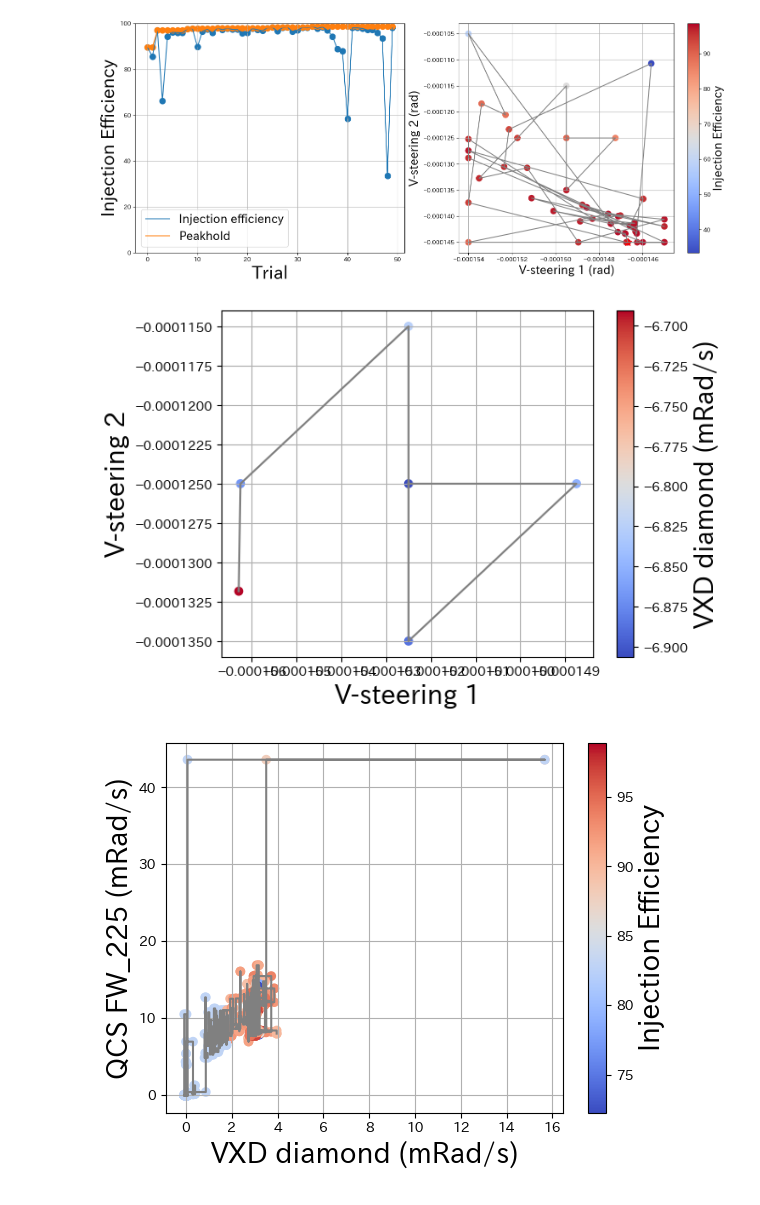
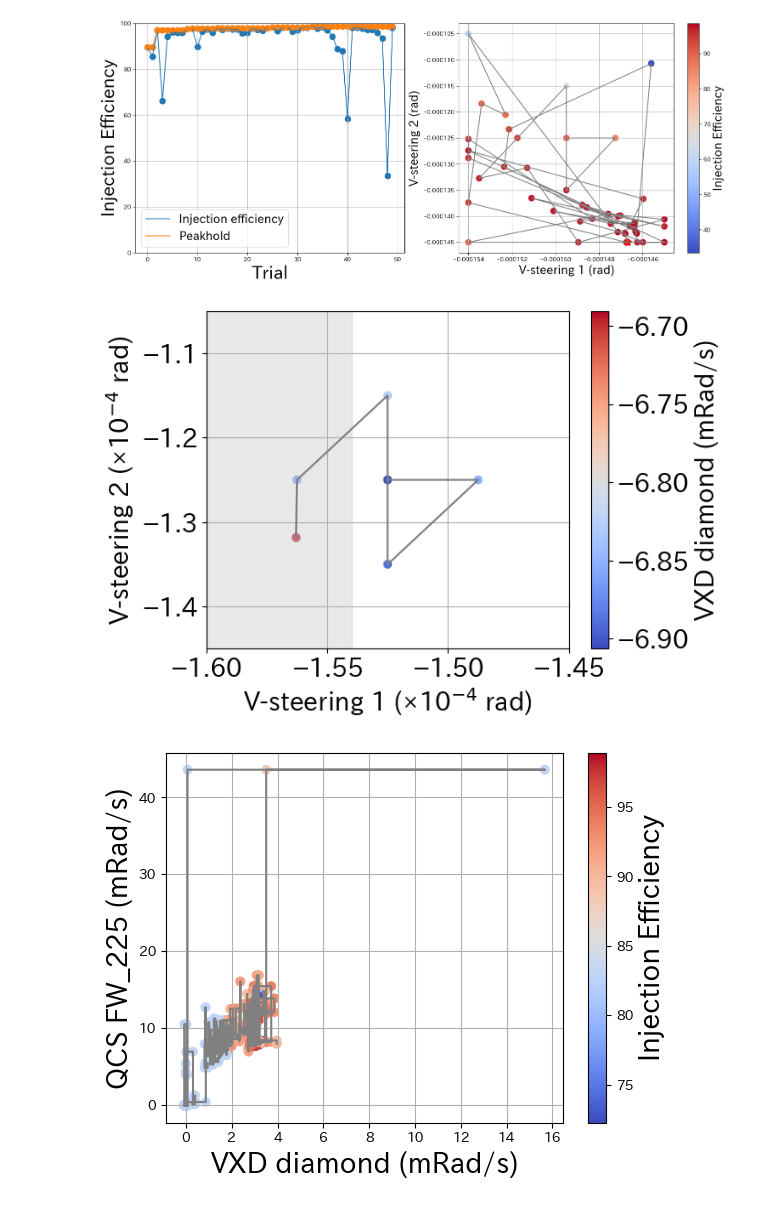
Before and after one commit to skato21/BayesOptimization, a Jupyter notebook: 2024/0529/analysis2.ipynb, the cells around one changed output. Cells and saved outputs as stored; diff of their text form; code cells hidden in the pictures.

```diff
--- a/2024/0529/analysis2.ipynb
+++ b/2024/0529/analysis2.ipynb
@@ -156,28 +161,55 @@ plt.show()
 # %% [output]
 [figure]
 # %%
+import matplotlib.pyplot as plt
+
+# x0, x1 の数値を10000倍
+df3["x0"] = df3["x0"] * 10000
+df3["x1"] = df3["x1"] * 10000
+
+# 塗りつぶし領域の境界 (10000倍後の値)
+rmin_x = -1.54  # -1.54e-4 * 10000
+rmax_x = -1.45  # -1.45e-4 * 10000
+rmin_y = -1.45  # -1.45e-4 * 10000
+rmax_y = -1.05  # -1.05e-4 * 10000
+
 # 点にマーカーをつけずに線のみを引く
 plt.plot(df3["x0"], df3["x1"], marker='', linestyle='-', color='gray')
 
 # scatterプロットで、各点に色をつける
-plt.scatter(df3["x0"], df3["x1"], c=df3["constraints"], cmap="coolwarm", marker='o',)
+plt.scatter(df3["x0"], df3["x1"], c=df3["constraints"], cmap="coolwarm", marker='o')
 
 # 軸ラベルとフォントサイズの設定
-plt.xlabel("V-steering 1", fontsize=20)
-plt.ylabel("V-steering 2", fontsize=20)
+plt.xlabel("V-steering 1 (×10$^{-4}$ rad)", fontsize=20)
+plt.ylabel("V-steering 2 (×10$^{-4}$ rad)", fontsize=20)
+
+# 軸のメモリのフォントサイズを調整
+plt.tick_params(axis='both', which='major', labelsize=20)
+
+# xlimとylimの設定 (10000倍後の値)
+plt.xlim([-1.6, -1.45])  # x軸の範囲
+plt.ylim([-1.45, -1.05])  # y軸の範囲
+
+# 塗りつぶし: x軸の範囲外
+plt.axvspan(-1.6, rmin_x, color='lightgray', alpha=0.5)  # 左側の範囲外
+plt.axvspan(rmax_x, -1.45, color='lightgray', alpha=0.5)  # 右側の範囲外
+
+# 塗りつぶし: y軸の範囲外
+plt.axhspan(-1.45, rmin_y, color='lightgray', alpha=0.5)  # 下側の範囲外
+plt.axhspan(rmax_y, -1.05, color='lightgray', alpha=0.5)  # 上側の範囲外
 
 # グリッドの表示
 plt.grid(True)
 
 # カラーバーの追加
 cbar = plt.colorbar(label='VXD diamond (mRad/s)')
 cbar.ax.yaxis.label.set_size(20)  # カラーバーのフォントサイズを設定
-#cbar.set_ticklabels([f"{tick:.2f}" for tick in cbar_ticks + 10])
+cbar.ax.tick_params(labelsize=20)  # カラーバーの目盛り（メモリ）のフォントサイズを設定
 
 # グラフの表示
 plt.show()
 # %% [output]
-[figure, old version]
+[figure, new version]
 # %%
 df4 = pd.read_csv("VXD_QCS1.csv",
     encoding="SHIFT-JIS",
```
Also changed, not shown: parts of 2 cells of this notebook, 27 other files.
